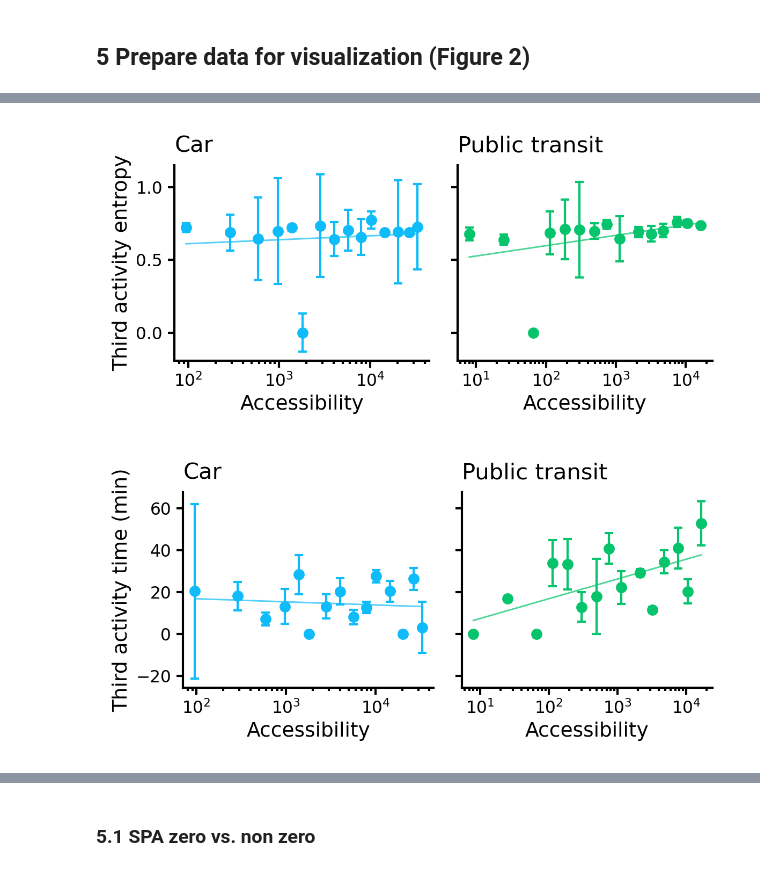
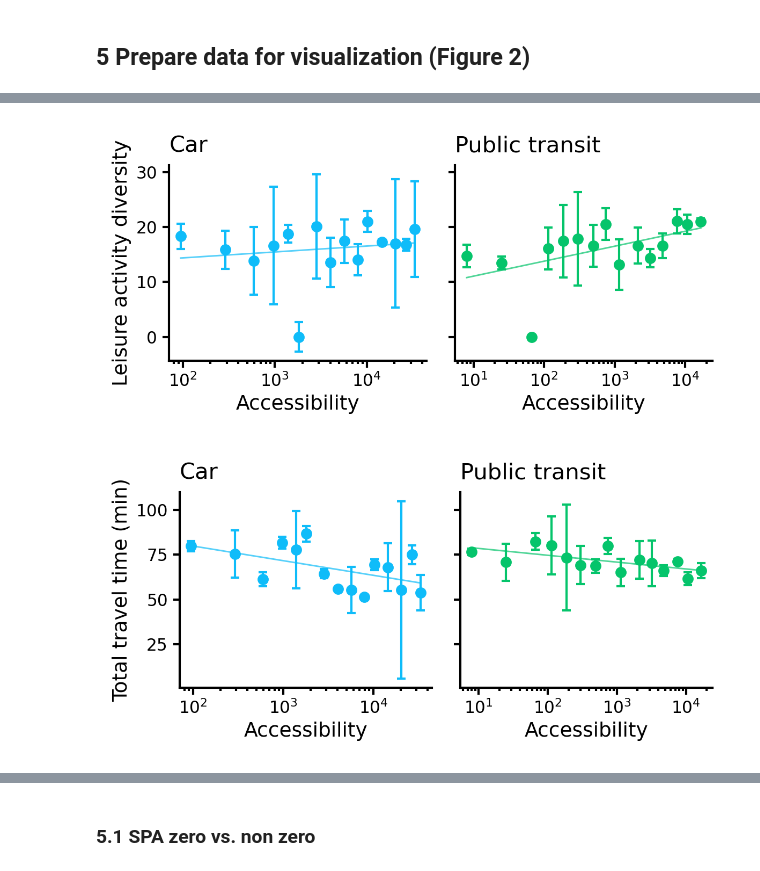
Before and after one commit to TheYuanLiao/netmob25, a Jupyter notebook: src/8-sp-accessibility-desc.ipynb, the cells around one changed output, grey strips where cells are left out. Saved outputs shown, nothing was run; the diff lists cells and outputs as text; code cells hidden in the pictures.

```diff
--- a/src/8-sp-accessibility-desc.ipynb
+++ b/src/8-sp-accessibility-desc.ipynb
@@ -474,9 +363,10 @@ Index(['ID', 'entropy_mm', 'activity_nh_ratio', 'activity_time_third',
 # %%
 df_filtered = df_filtered.merge(df_p[['ID', 'codgeo', 'pt_sub']].drop_duplicates(subset=['ID']), on='ID', how='left')
 # %%
-from sklearn.preprocessing import MinMaxScaler
-scaler = MinMaxScaler()
-df_filtered['entropy_mm_norm'] = scaler.fit_transform(df_filtered[['entropy_mm']])
+# Normalize entropy
+# from sklearn.preprocessing import MinMaxScaler
+# scaler = MinMaxScaler()
+# df_filtered['entropy_mm_norm'] = scaler.fit_transform(df_filtered[['entropy_mm']])
 # %%
 # access_col: the column to bin
 # step: 0.5 → boundaries at 10^0, 10^0.5, 10^1, ...
@@ -504,6 +394,7 @@ def assign_log_bins(df, access_col, step=0.5):
 
 
 def assign_quantile_bins(data, access_col='access_h', num_grp=None):
+    data = data.copy()
     data.loc[:, 'grp_cell'] = pd.qcut(data.loc[:, access_col], q=num_grp, labels=[i for i in range(1, num_grp + 1)])
     data.loc[:, 'grp_cell'] = data.loc[:, 'grp_cell'].astype(float)
     return data
@@ -514,13 +405,16 @@ def access_vs_y(df=None, num_grp=None, access_col='access_h', step=0.4):
     #df = pd.concat([assign_log_bins(df_filtered[(df_filtered[access_col] > 0) & (df_filtered['mode'] == 'Car')], access_col=access_col, step=step),
     #                assign_log_bins(df_filtered[(df_filtered[access_col] > 0) & (df_filtered['mode'] == 'Public transit')], access_col=access_col, step=step)])
     def grp_stats(data):
-        md_e, md_err_e = bootstrap_median(data["entropy_mm_norm"], weights=data['weight_ind'], n_bootstrap=1000)
+        md_e, md_err_e = bootstrap_median(data["hill_q1"], weights=data['weight_ind'], n_bootstrap=1000)
         md_t, md_err_t = bootstrap_median(data["xs_total_hws"], weights=data['weight_ind'], n_bootstrap=1000)
         md_a, md_err_a = bootstrap_median(data["activity_time_third"], weights=data['weight_ind'], n_bootstrap=1000)
         share = data.loc[data['trip_chaining_presence'] == 1, 'weight_ind'].sum() / data['weight_ind'].sum()
+        md_tt, md_err_tt = bootstrap_median(data["total_travel_time"], weights=data['weight_ind'], n_bootstrap=1000)
         return pd.Series(dict(r=data[access_col].median(),
-                              entropy_mm_norm_50=md_e,
-                              entropy_mm_norm_err=md_err_e,
+                              hill_q1_50=md_e,
+                              hill_q1_err=md_err_e,
+                              total_travel_time_50=md_tt,
+                              total_travel_time_err=md_err_tt,
                               activity_time_third_50=md_a,
                               activity_time_third_err=md_err_a,
                               xs_total_hws_50=md_t,
@@ -530,9 +424,9 @@ def access_vs_y(df=None, num_grp=None, access_col='access_h', step=0.4):
     df_g = df.groupby(['grp_cell', 'mode'], observed=True).apply(grp_stats, include_groups=False).reset_index()
     return df_g
 # %%
-df_ak_g = access_vs_y(df=df_filtered[df_filtered['ak'] > 0], num_grp=15, access_col='ak')
+df_ak_g = access_vs_y(df=df_filtered[df_filtered['ak'] > 0].copy(), num_grp=15, access_col='ak')
 df_ak_g.loc[:, 'a_type'] = 'Space-time accessibility to leisure'
-df_ah_g = access_vs_y(df=df_filtered[df_filtered['access_h'] > 0], num_grp=15, access_col='access_h')
+df_ah_g = access_vs_y(df=df_filtered[df_filtered['access_h'] > 0].copy(), num_grp=15, access_col='access_h')
 df_ah_g.loc[:, 'a_type'] = 'Home-based accessibility to social & leisure'
 df_ag = pd.concat([df_ak_g, df_ah_g], ignore_index=True)
 df_ag.head()
@@ -614,15 +488,15 @@ def access_impact_plot(df_b=None, y='diversity', ylb=None):
     plt.tight_layout()
     return fig, axes
 # %%
-fig, _ = access_impact_plot(df_b=df_ag[df_ag['a_type'] == 'Space-time accessibility to leisure'], y='entropy_mm_norm', ylb="Third activity entropy")
-fig.savefig("figures/entropy_mm.png", dpi=300, bbox_inches='tight')
+fig, _ = access_impact_plot(df_b=df_ag[df_ag['a_type'] == 'Space-time accessibility to leisure'], y='hill_q1', ylb="Leisure activity diversity")
+fig.savefig("figures/hill_q1.png", dpi=300, bbox_inches='tight')
 # %% [output]
-[figure, old version]
+[figure, new version]
 # %%
-fig, _ = access_impact_plot(df_b=df_ag[df_ag['a_type'] == 'Space-time accessibility to leisure'], y='activity_time_third', ylb="Third activity time (min)")
-fig.savefig("figures/activity_time_third.png", dpi=300, bbox_inches='tight')
+fig, _ = access_impact_plot(df_b=df_ag[df_ag['a_type'] == 'Space-time accessibility to leisure'], y='total_travel_time', ylb="Total travel time (min)")
+fig.savefig("figures/total_travel_time.png", dpi=300, bbox_inches='tight')
 # %% [output]
-[figure, old version]
+[figure, new version]
 # %%
 fig, _ = access_impact_plot(df_b=df_ag[df_ag['a_type'] == 'Space-time accessibility to leisure'], y='xs_total_hws', ylb="Trip chaining complexity")
 fig.savefig("figures/xs_total_hws.png", dpi=300, bbox_inches='tight')
```
Also changed, not shown: parts of 43 cells of this notebook, 36 other files.
